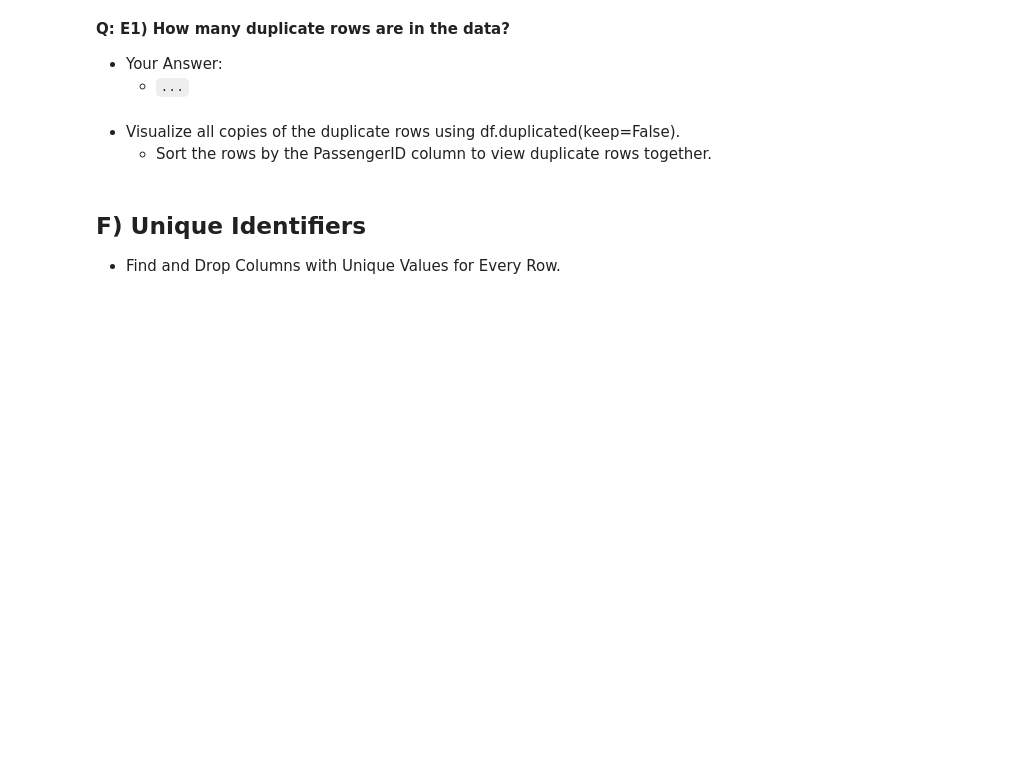
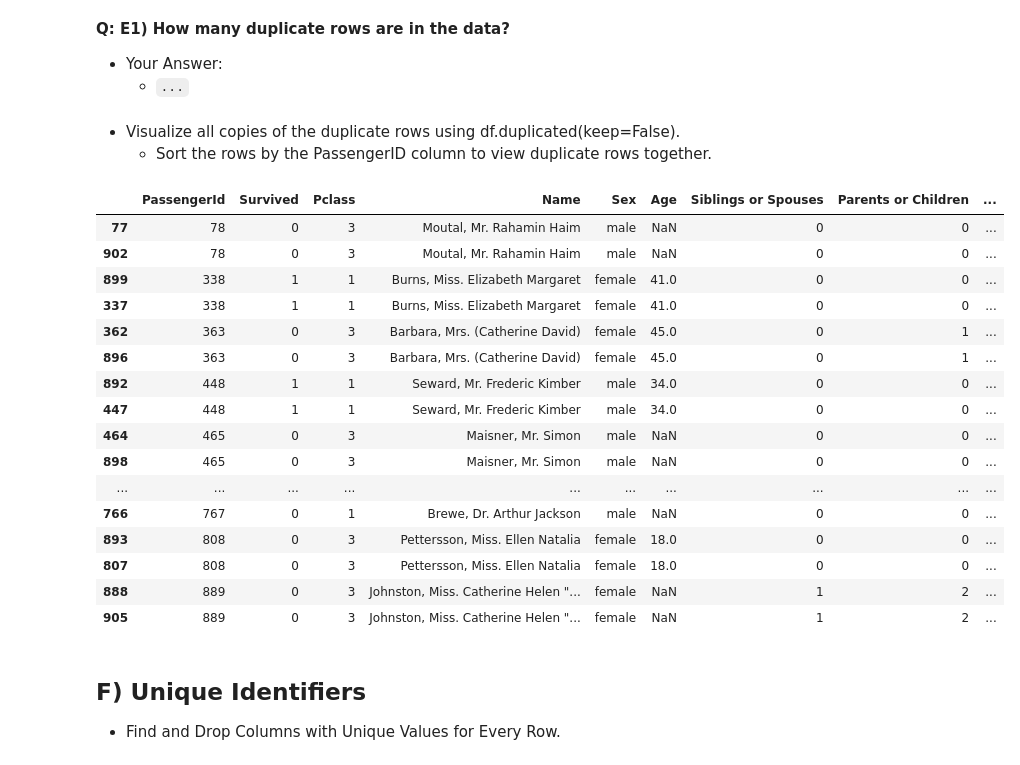
Before and after one commit to bahaa92-maker/prediction-of-product-sales, a Jupyter notebook: Data_Cleaning_Core_Starter_Notebook.ipynb, the cells around one changed output. Saved outputs shown, nothing was run; the diff lists cells and outputs as text; code cells hidden in the pictures; blank space fills up the shorter version.

```diff
--- a/Data_Cleaning_Core_Starter_Notebook.ipynb
+++ b/Data_Cleaning_Core_Starter_Notebook.ipynb
@@ -37,8 +33,9 @@ ___
 - Paste it below and save it as a variable called "fpath"
 # %%
 # Import required packages
-fpath =""
-
+fpath  ="/content/drive/MyDrive/AXSOSACADEMY/01-Fundamentals/Week02/Lectures/Data/titanic_dirty.csv"
+import pandas as pd
 # Save the filepath and load the data as "df_titanic"
+df_titanic = pd.read_csv(fpath)
 # %%
 # Display the first 5 rows
@@ -155,6 +326,6 @@ fpath =""
 - Drop the 'Unnamed: 0' column because it is an error
 # %%
 # Drop the Unnamed: 0 column
-
-
+df_titanic = df_titanic.drop(columns=['Unnamed: 0'])
 # Display the .head to confirm the change
+df_titanic.head()
@@ -196,8 +387,28 @@ In the cell below:
   - Sort the rows by the PassengerID column to view duplicate rows together.
 # %%
 # Save a new filter called "duplicated_rows_all" that identifies ALL
+duplicated_rows_all = df_titanic[df_titanic.duplicated(keep=False)]
+# Display the duplicated_rows_all filter
+duplicated_rows_all.sort_values(by='PassengerId')
 # of the duplicated rows (including the first). Hint: use the "keep" argument.
 
-
 # Calculate the sum of the duplicated_rows_all filter
+# %% [output]
+|  | PassengerId | Survived | Pclass | Name | Sex | Age | Siblings or Spouses | Parents or Children | ... |
+| 77 | 78 | 0 | 3 | Moutal, Mr. Rahamin Haim | male | NaN | 0 | 0 | ... |
+| 902 | 78 | 0 | 3 | Moutal, Mr. Rahamin Haim | male | NaN | 0 | 0 | ... |
+| 899 | 338 | 1 | 1 | Burns, Miss. Elizabeth Margaret | female | 41.0 | 0 | 0 | ... |
+| 337 | 338 | 1 | 1 | Burns, Miss. Elizabeth Margaret | female | 41.0 | 0 | 0 | ... |
+| 362 | 363 | 0 | 3 | Barbara, Mrs. (Catherine David) | female | 45.0 | 0 | 1 | ... |
+| 896 | 363 | 0 | 3 | Barbara, Mrs. (Catherine David) | female | 45.0 | 0 | 1 | ... |
+| 892 | 448 | 1 | 1 | Seward, Mr. Frederic Kimber | male | 34.0 | 0 | 0 | ... |
+| 447 | 448 | 1 | 1 | Seward, Mr. Frederic Kimber | male | 34.0 | 0 | 0 | ... |
+| 464 | 465 | 0 | 3 | Maisner, Mr. Simon | male | NaN | 0 | 0 | ... |
+| 898 | 465 | 0 | 3 | Maisner, Mr. Simon | male | NaN | 0 | 0 | ... |
+| ... | ... | ... | ... | ... | ... | ... | ... | ... | ... |
+| 766 | 767 | 0 | 1 | Brewe, Dr. Arthur Jackson | male | NaN | 0 | 0 | ... |
+| 893 | 808 | 0 | 3 | Pettersson, Miss. Ellen Natalia | female | 18.0 | 0 | 0 | ... |
+| 807 | 808 | 0 | 3 | Pettersson, Miss. Ellen Natalia | female | 18.0 | 0 | 0 | ... |
+| 888 | 889 | 0 | 3 | Johnston, Miss. Catherine Helen "... | female | NaN | 1 | 2 | ... |
+| 905 | 889 | 0 | 3 | Johnston, Miss. Catherine Helen "... | female | NaN | 1 | 2 | ... |
 # %%
```
Also changed, not shown: parts of 48 cells of this notebook.
